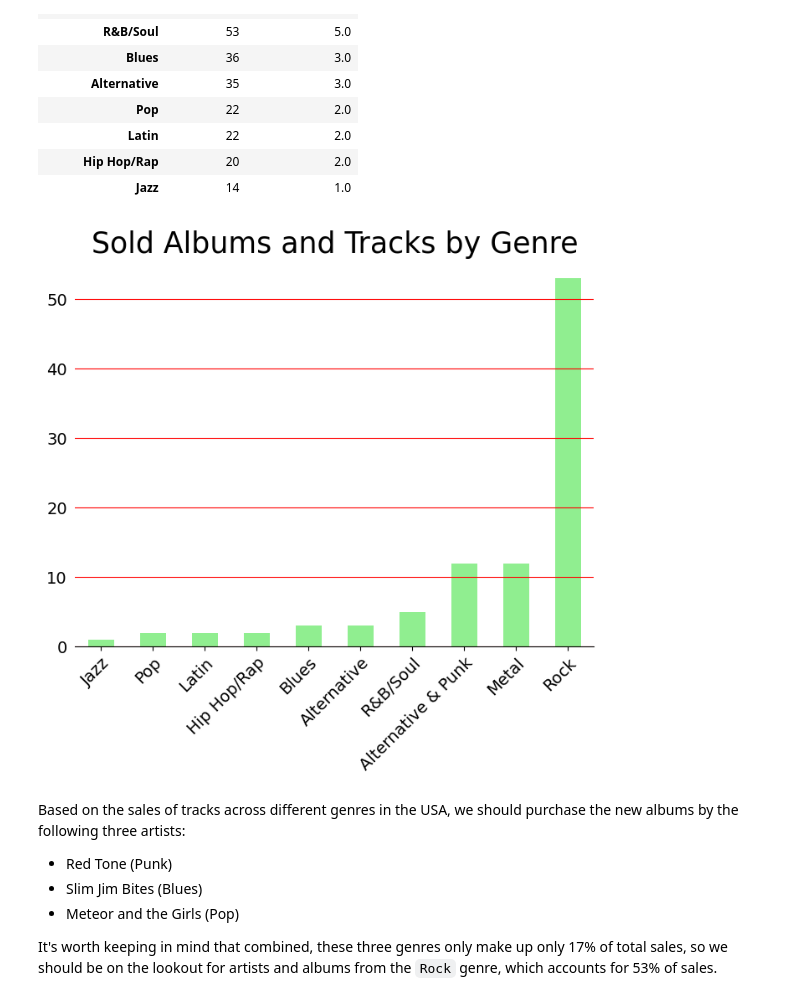
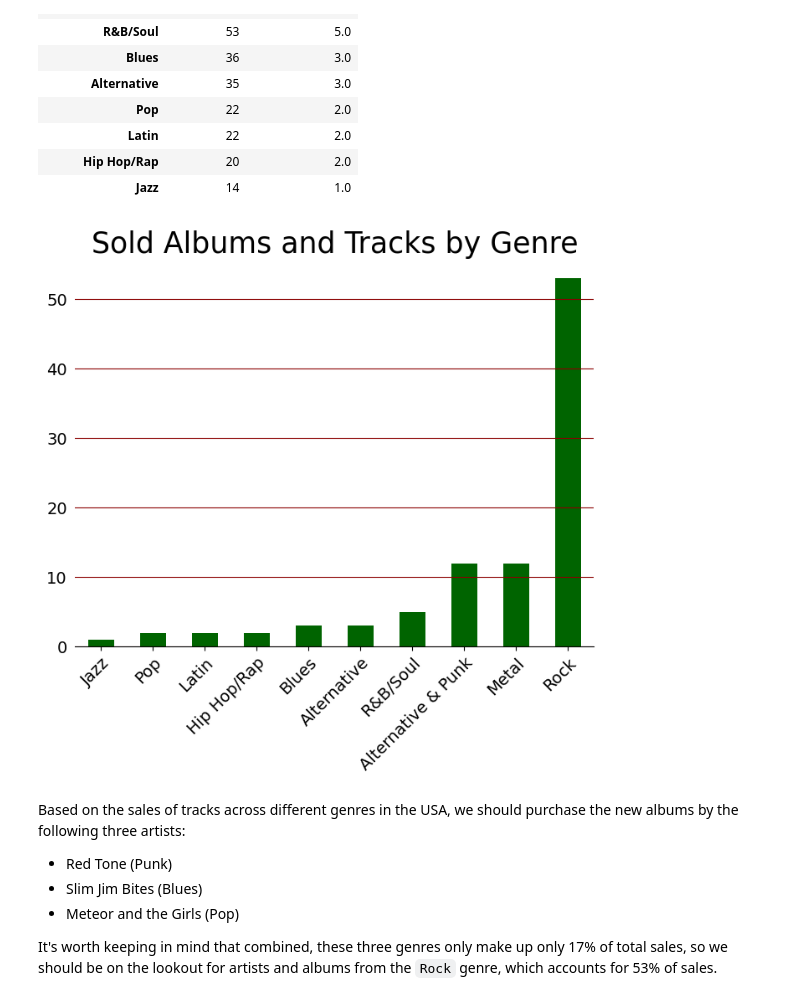
Before and after one commit to MuhammadAwon/datascience-projects, a Jupyter notebook: Projects/chinook-data-analysis-using-sql/chinook-database.ipynb, the cells around one changed output. Cells and saved outputs as stored; diff of their text form; code cells hidden in the pictures.

```diff
--- a/Projects/chinook-data-analysis-using-sql/chinook-database.ipynb
+++ b/Projects/chinook-data-analysis-using-sql/chinook-database.ipynb
@@ -221,21 +183,21 @@ df
 # %%
 # Plot sold tracks in USA by genre in %
 fig, ax = plt.subplots(figsize=(8, 6))
 
-df['percentage_sold'].sort_values().plot.bar(color='lightgreen', rot=0)
+df['percentage_sold'].sort_values().plot.bar(color='darkgreen', rot=0)
 plt.setp(ax.get_xticklabels(), rotation=45, ha='right', rotation_mode='anchor')
 ax.set_title('Sold Albums and Tracks by Genre', fontsize=25)
 ax.tick_params(axis='both', labelsize=14, left=False)
 ax.set_xlabel(None)
 
-ax.grid(color='red', axis='y')
+ax.grid(color='darkred', axis='y')
 ax.spines['top'].set_visible(False)
 ax.spines['right'].set_visible(False)
 ax.spines['left'].set_visible(False)
 
 plt.show()
 # %% [output]
-[figure, old version]
+[figure, new version]
 # %% [markdown]
 Based on the sales of tracks across different genres in the USA, we should purchase the new albums by the following three artists:
 
```
Also changed, not shown: parts of 4 cells of this notebook.
